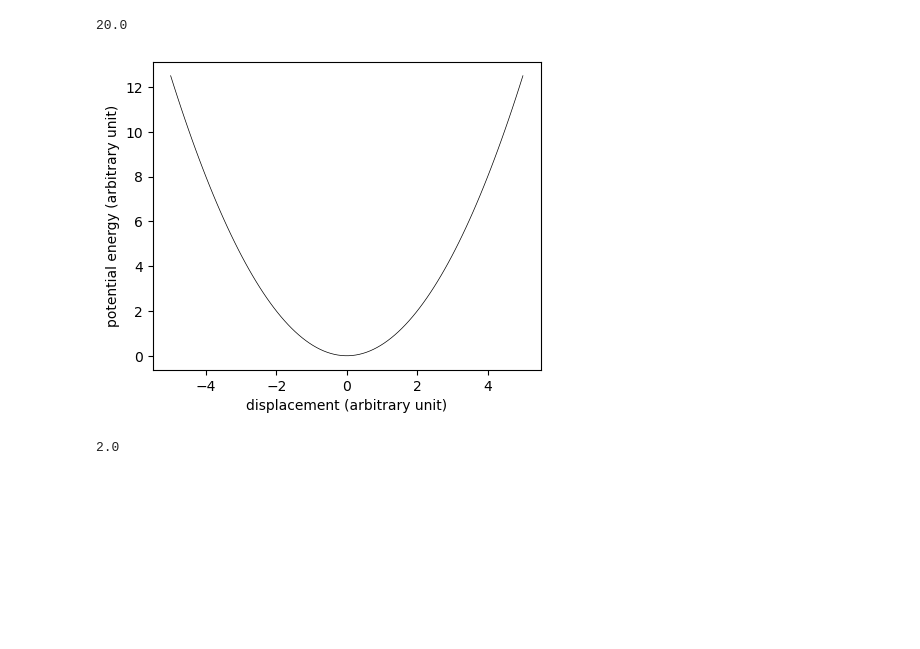
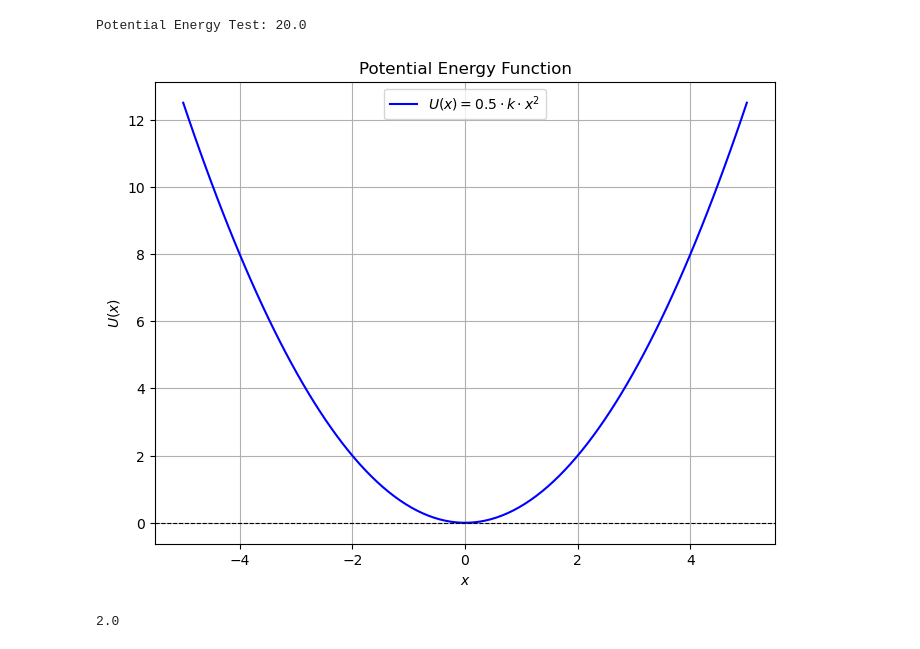
Before and after one commit to Phys3510-Fall2024/introduction-to-plotting-Ssweeney02, a Jupyter notebook: Learningit.ipynb, the cells around one changed output. Drawn from its saved outputs; the diff is of its cells as text; code cells hidden in the pictures; blank space fills up the shorter version.

Commit message:
corrections to intro to plotting

```diff
--- a/Learningit.ipynb
+++ b/Learningit.ipynb
@@ -3,12 +3,13 @@
 import numpy as np
 import matplotlib.pyplot as plt
 # %%
-# define the potental energy
-def potential_energy(x,k=1.0):
-    return 0.5 * k * x**2 # k is the spring constant
+# Define the potential energy function (single-variable case)
+def potential_energy(x, k=1.0):
+    """Calculate potential energy U(x) = 0.5 * k * x^2."""
+    return 0.5 * k * x**2  # k is the spring constant
 
-#test function for the potential energy
-potential_energy(2,10)
+# Test the potential energy function
+print("Potential Energy Test:", potential_energy(2, 10))
 # %% [output]
-20.0
+Potential Energy Test: 20.0
 # %%
@@ -19,18 +20,18 @@ y=potential_energy(x)
 #testing the output
 #print(np.transpose([x,y]))
 # %%
-# plot the function
-plt.figure(figsize=(5,4))  # Close the parenthesis here
-plt.plot(x, y, color="black", linewidth=0.5)
-
-# add axes labels
-plt.xlabel("displacement (arbitrary unit)")
-plt.ylabel("potential energy (arbitrary unit)")
-
-# show the plot
-plt.show()  # Combine all elements of the plot
+# Plot potential energy
+plt.figure(figsize=(8, 6))
+plt.plot(x, y, label=r"$U(x) = 0.5 \cdot k \cdot x^2$", color="blue")
+plt.title("Potential Energy Function")
+plt.xlabel("$x$")
+plt.ylabel("$U(x)$")
+plt.axhline(0, color="black", linewidth=0.8, linestyle="--")
+plt.grid(True)
+plt.legend()
+plt.show()
 # %% [output]
-[figure, old version]
+[figure, new version]
 # %%
 #Contour plots
 # %%
```
Also changed, not shown: parts of 1 cell of this notebook.
